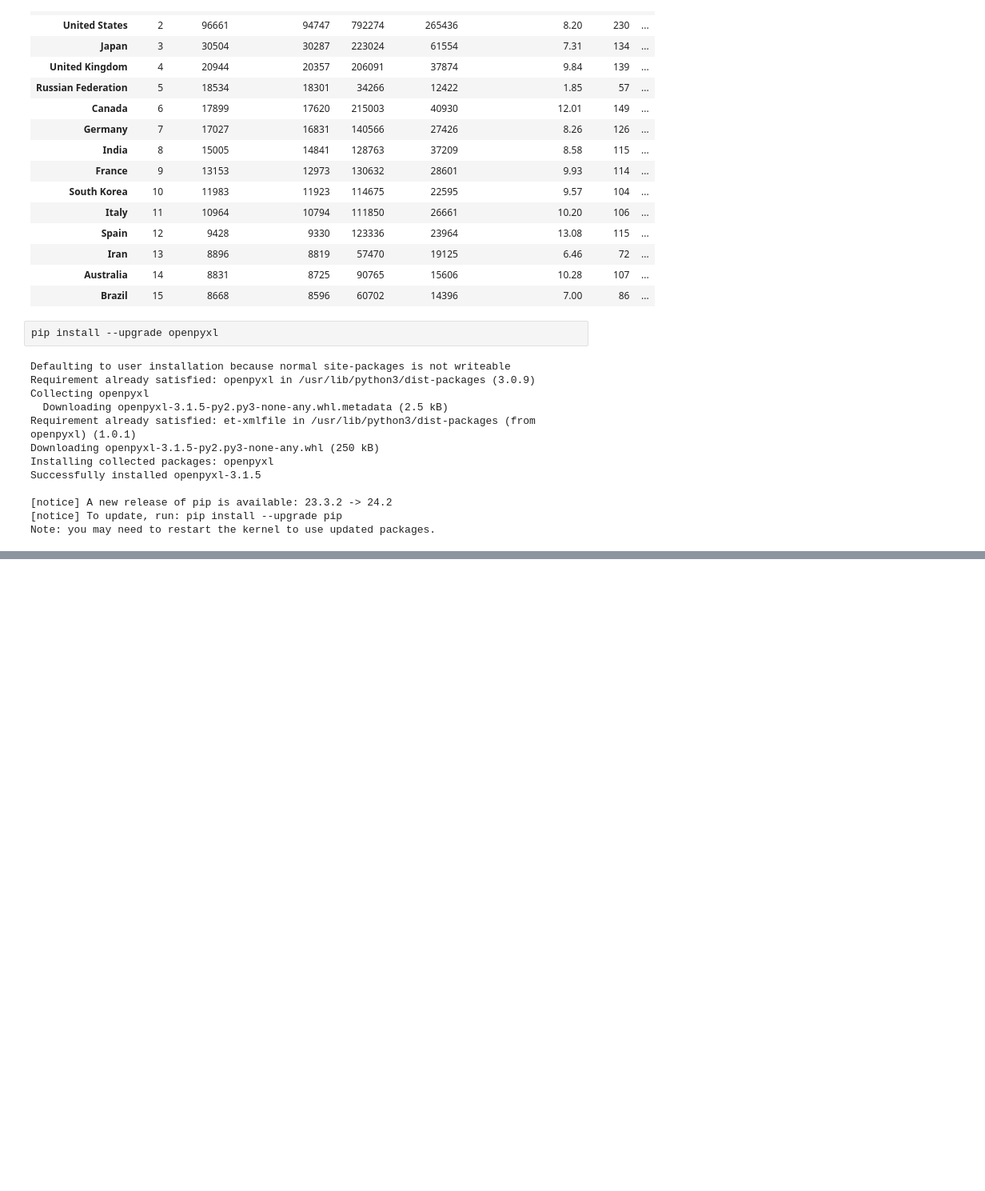
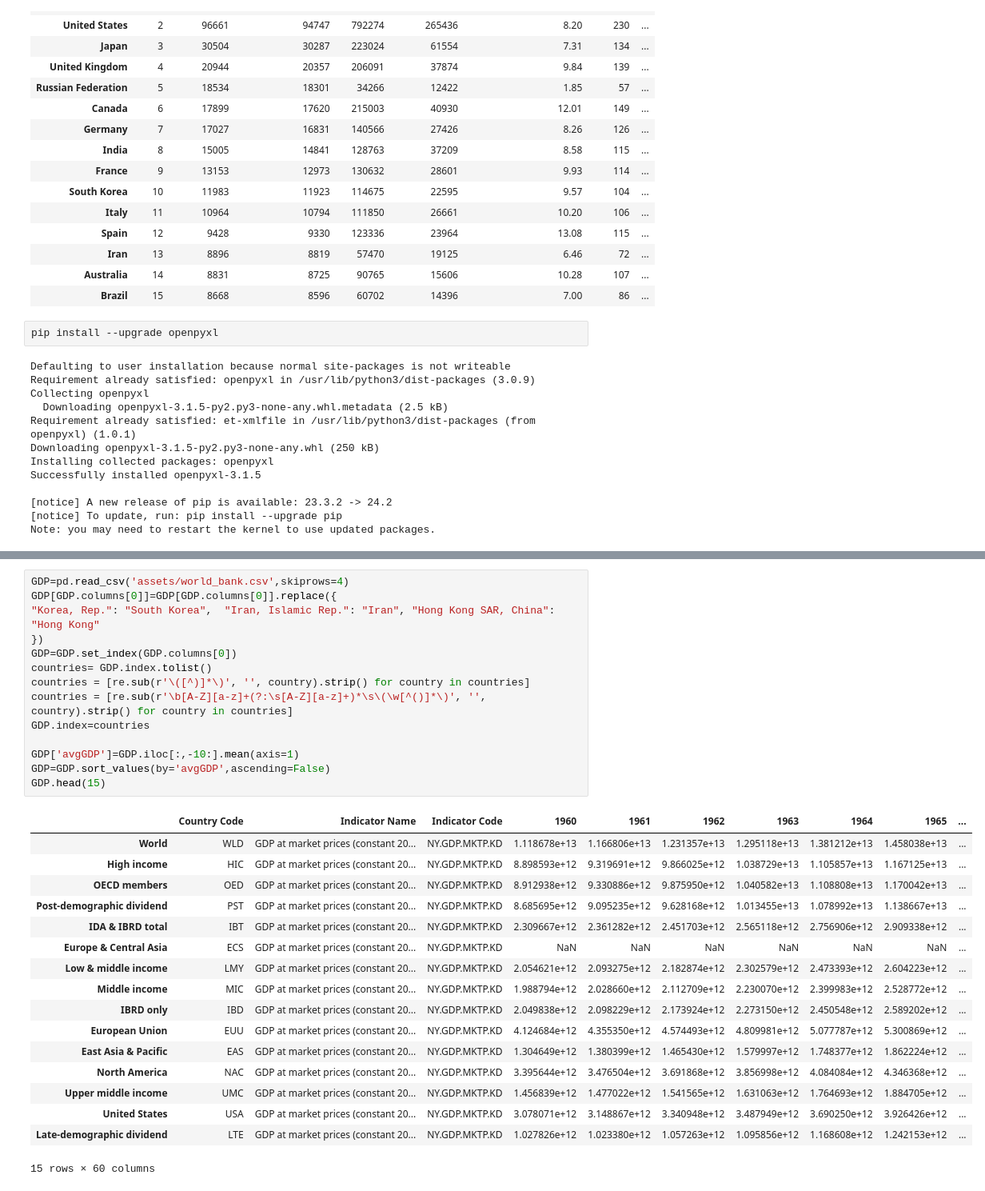
Before and after one commit to mrioshe/AppliedDataScienceWithPython, a Jupyter notebook: IntroductionToDataScienceInPython/week3_MoreDataProcessingWithPandas/assignment3.ipynb, the cells around one changed output, grey strips where cells are left out. Shown at 80% size. Drawn from its saved outputs; the diff is of its cells as text; blank space fills up the shorter version.

```diff
--- a/IntroductionToDataScienceInPython/week3_MoreDataProcessingWithPandas/assignment3.ipynb
+++ b/IntroductionToDataScienceInPython/week3_MoreDataProcessingWithPandas/assignment3.ipynb
@@ -171,0 +237,32 @@ list(Energy['Country'])
+# %%
+GDP=pd.read_csv('assets/world_bank.csv',skiprows=4)
+GDP[GDP.columns[0]]=GDP[GDP.columns[0]].replace({
+"Korea, Rep.": "South Korea",  "Iran, Islamic Rep.": "Iran", "Hong Kong SAR, China": "Hong Kong"
+})
+GDP=GDP.set_index(GDP.columns[0])
+countries= GDP.index.tolist()
+countries = [re.sub(r'\([^)]*\)', '', country).strip() for country in countries]
+countries = [re.sub(r'\b[A-Z][a-z]+(?:\s[A-Z][a-z]+)*\s\(\w[^()]*\)', '', country).strip() for country in countries]
+GDP.index=countries
+
+GDP['avgGDP']=GDP.iloc[:,-10:].mean(axis=1)
+GDP=GDP.sort_values(by='avgGDP',ascending=False)
+GDP.head(15)
+# %% [output]
+|  | Country Code | Indicator Name | Indicator Code | 1960 | 1961 | 1962 | 1963 | 1964 | 1965 | ... |
+| World | WLD | GDP at market prices (constant 20... | NY.GDP.MKTP.KD | 1.118678e+13 | 1.166806e+13 | 1.231357e+13 | 1.295118e+13 | 1.381212e+13 | 1.458038e+13 | ... |
+| High income | HIC | GDP at market prices (constant 20... | NY.GDP.MKTP.KD | 8.898593e+12 | 9.319691e+12 | 9.866025e+12 | 1.038729e+13 | 1.105857e+13 | 1.167125e+13 | ... |
+| OECD members | OED | GDP at market prices (constant 20... | NY.GDP.MKTP.KD | 8.912938e+12 | 9.330886e+12 | 9.875950e+12 | 1.040582e+13 | 1.108808e+13 | 1.170042e+13 | ... |
+| Post-demographic dividend | PST | GDP at market prices (constant 20... | NY.GDP.MKTP.KD | 8.685695e+12 | 9.095235e+12 | 9.628168e+12 | 1.013455e+13 | 1.078992e+13 | 1.138667e+13 | ... |
+| IDA & IBRD total | IBT | GDP at market prices (constant 20... | NY.GDP.MKTP.KD | 2.309667e+12 | 2.361282e+12 | 2.451703e+12 | 2.565118e+12 | 2.756906e+12 | 2.909338e+12 | ... |
+| Europe & Central Asia | ECS | GDP at market prices (constant 20... | NY.GDP.MKTP.KD | NaN | NaN | NaN | NaN | NaN | NaN | ... |
+| Low & middle income | LMY | GDP at market prices (constant 20... | NY.GDP.MKTP.KD | 2.054621e+12 | 2.093275e+12 | 2.182874e+12 | 2.302579e+12 | 2.473393e+12 | 2.604223e+12 | ... |
+| Middle income | MIC | GDP at market prices (constant 20... | NY.GDP.MKTP.KD | 1.988794e+12 | 2.028660e+12 | 2.112709e+12 | 2.230070e+12 | 2.399983e+12 | 2.528772e+12 | ... |
+| IBRD only | IBD | GDP at market prices (constant 20... | NY.GDP.MKTP.KD | 2.049838e+12 | 2.098229e+12 | 2.173924e+12 | 2.273150e+12 | 2.450548e+12 | 2.589202e+12 | ... |
+| European Union | EUU | GDP at market prices (constant 20... | NY.GDP.MKTP.KD | 4.124684e+12 | 4.355350e+12 | 4.574493e+12 | 4.809981e+12 | 5.077787e+12 | 5.300869e+12 | ... |
+| East Asia & Pacific | EAS | GDP at market prices (constant 20... | NY.GDP.MKTP.KD | 1.304649e+12 | 1.380399e+12 | 1.465430e+12 | 1.579997e+12 | 1.748377e+12 | 1.862224e+12 | ... |
+| North America | NAC | GDP at market prices (constant 20... | NY.GDP.MKTP.KD | 3.395644e+12 | 3.476504e+12 | 3.691868e+12 | 3.856998e+12 | 4.084084e+12 | 4.346368e+12 | ... |
+| Upper middle income | UMC | GDP at market prices (constant 20... | NY.GDP.MKTP.KD | 1.456839e+12 | 1.477022e+12 | 1.541565e+12 | 1.631063e+12 | 1.764693e+12 | 1.884705e+12 | ... |
+| United States | USA | GDP at market prices (constant 20... | NY.GDP.MKTP.KD | 3.078071e+12 | 3.148867e+12 | 3.340948e+12 | 3.487949e+12 | 3.690250e+12 | 3.926426e+12 | ... |
+| Late-demographic dividend | LTE | GDP at market prices (constant 20... | NY.GDP.MKTP.KD | 1.027826e+12 | 1.023380e+12 | 1.057263e+12 | 1.095856e+12 | 1.168608e+12 | 1.242153e+12 | ... |
+15 rows × 60 columns
```
Also changed, not shown: parts of 10 cells of this notebook.
